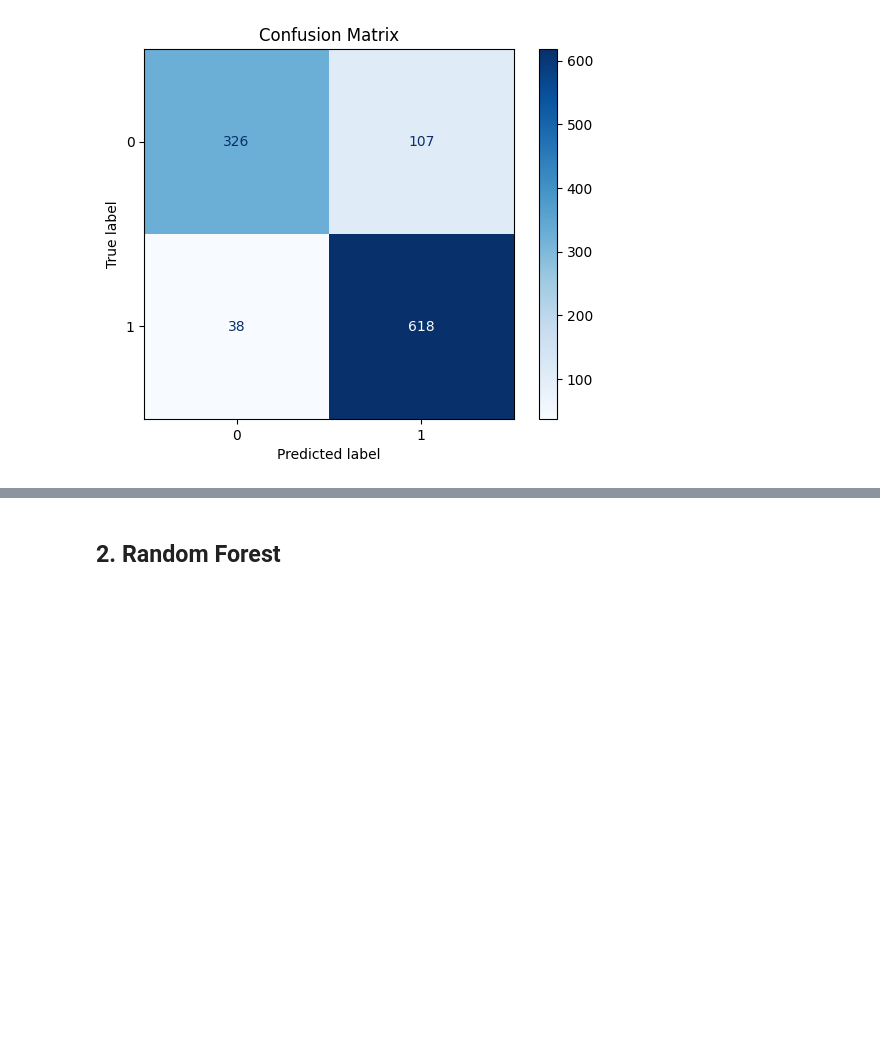
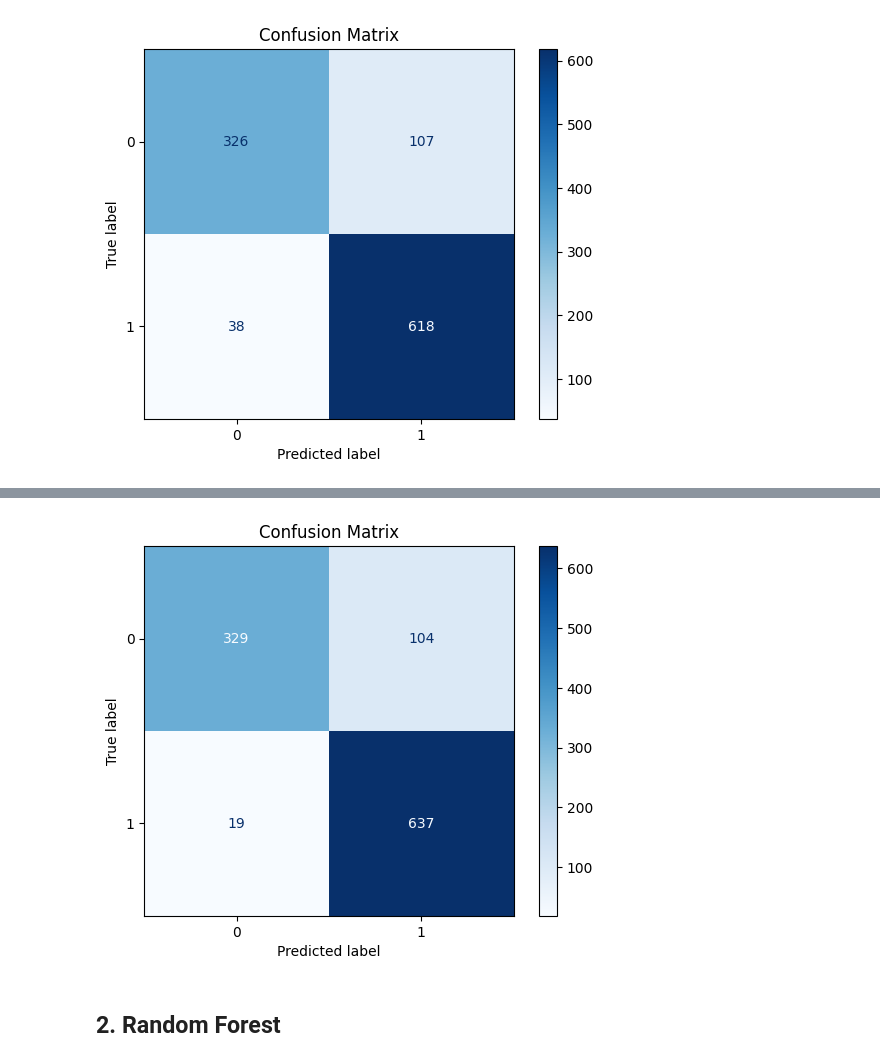
Before and after one commit to hannah127/EduPredictors, a Jupyter notebook: Evaluation.ipynb, the cells around one changed output, grey strips where cells are left out. Saved outputs shown, nothing was run; the diff lists cells and outputs as text; code cells hidden in the pictures; blank space fills up the shorter version.

```diff
--- a/Evaluation.ipynb
+++ b/Evaluation.ipynb
@@ -67,3 +75,10 @@ NameError: name 'knn' is not defined
+# %%
+conf_matrix_knn_tuned = confusion_matrix(y_test, y_pred_knn_tuned)
+ConfusionMatrixDisplay(confusion_matrix=conf_matrix_knn_tuned).plot(cmap=plt.cm.Blues)
+plt.title("Confusion Matrix")
+plt.show()
+# %% [output]
+[figure, added]
 # %% [markdown]
 ## 2. Random Forest
 # %%
```
Also changed, not shown: parts of 11 cells of this notebook, 1 other file.
